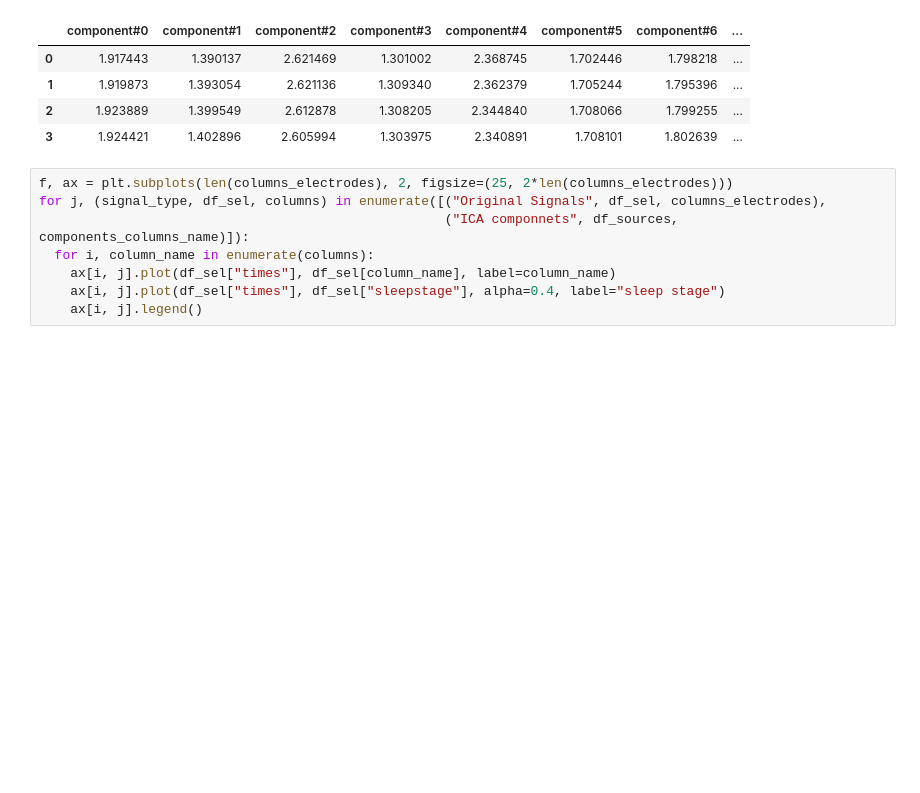
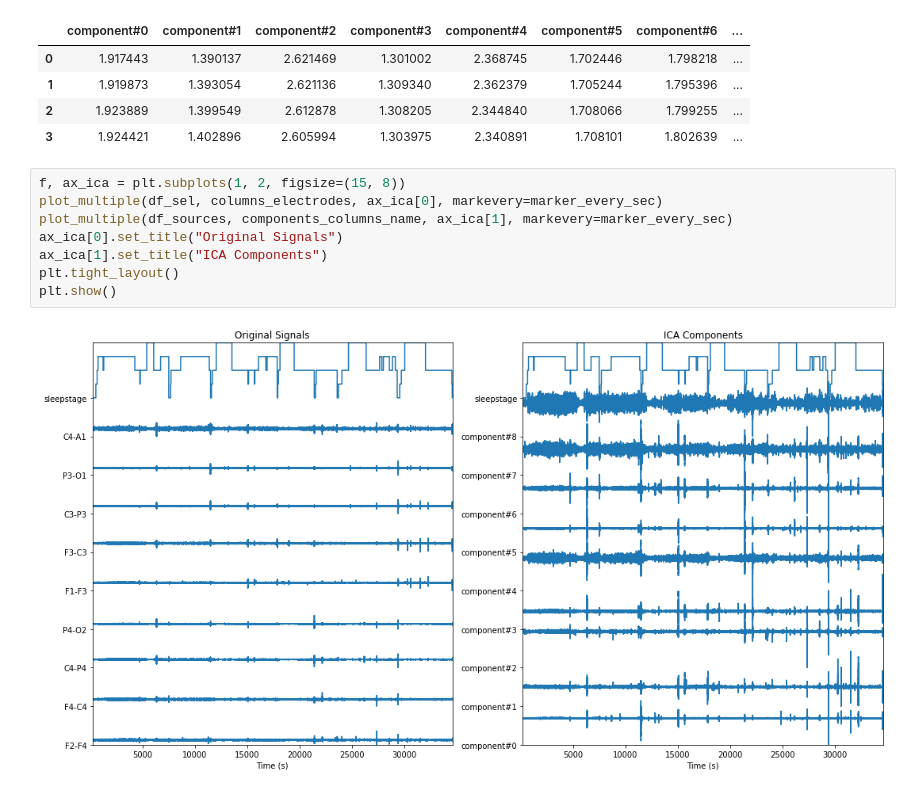
Before and after one commit to CarolinaR99/Projeto1_ADAR, a Jupyter notebook: Projecto_ADDAR_Sleep.ipynb, the cells around one changed output. Cells and saved outputs as stored; diff of their text form; blank space fills up the shorter version.

```diff
--- a/Projecto_ADDAR_Sleep.ipynb
+++ b/Projecto_ADDAR_Sleep.ipynb
@@ -303,11 +303,13 @@ df_sources.head(4)
 | 1 | 1.919873 | 1.393054 | 2.621136 | 1.309340 | 2.362379 | 1.705244 | 1.795396 | ... |
 | 2 | 1.923889 | 1.399549 | 2.612878 | 1.308205 | 2.344840 | 1.708066 | 1.799255 | ... |
 | 3 | 1.924421 | 1.402896 | 2.605994 | 1.303975 | 2.340891 | 1.708101 | 1.802639 | ... |
-# %%
-f, ax = plt.subplots(len(columns_electrodes), 2, figsize=(25, 2*len(columns_electrodes)))
-for j, (signal_type, df_sel, columns) in enumerate([("Original Signals", df_sel, columns_electrodes),
-                                                    ("ICA componnets", df_sources, components_columns_name)]):
-  for i, column_name in enumerate(columns):
-    ax[i, j].plot(df_sel["times"], df_sel[column_name], label=column_name)
-    ax[i, j].plot(df_sel["times"], df_sel["sleepstage"], alpha=0.4, label="sleep stage")
-    ax[i, j].legend()
+# %%
+f, ax_ica = plt.subplots(1, 2, figsize=(15, 8))
+plot_multiple(df_sel, columns_electrodes, ax_ica[0], markevery=marker_every_sec)
+plot_multiple(df_sources, components_columns_name, ax_ica[1], markevery=marker_every_sec)
+ax_ica[0].set_title("Original Signals")
+ax_ica[1].set_title("ICA Components")
+plt.tight_layout()
+plt.show()
+# %% [output]
+[figure, added]
```
Also changed, not shown: parts of 1 cell of this notebook.
